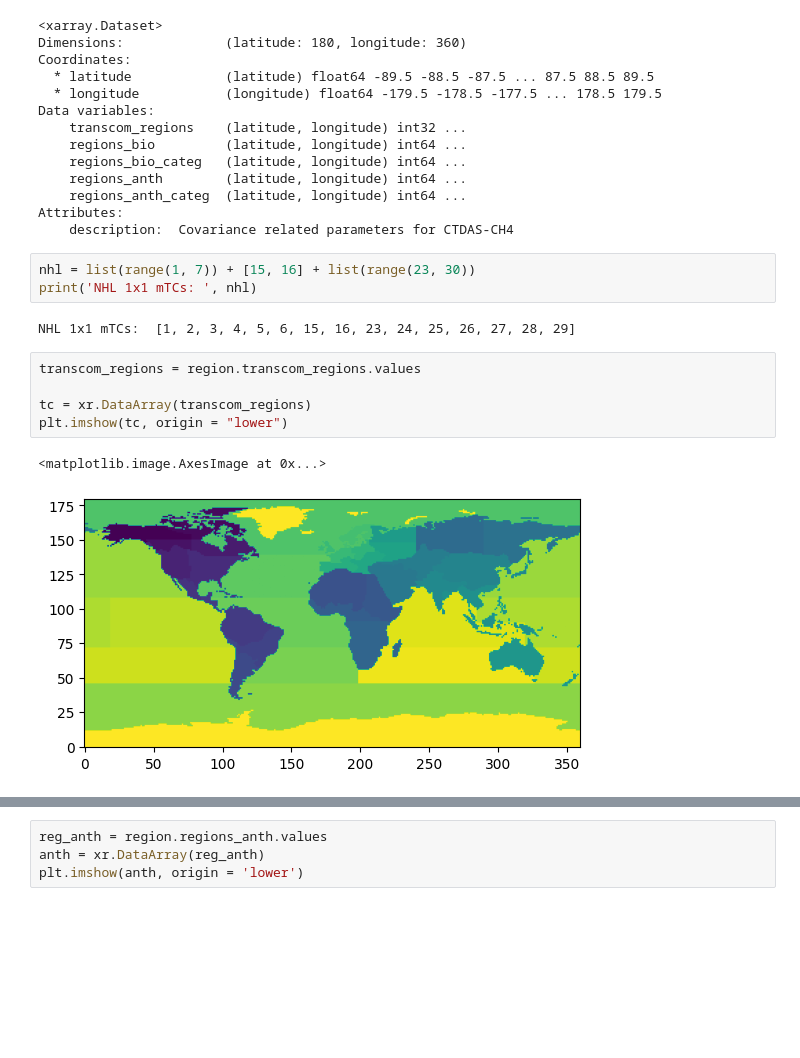
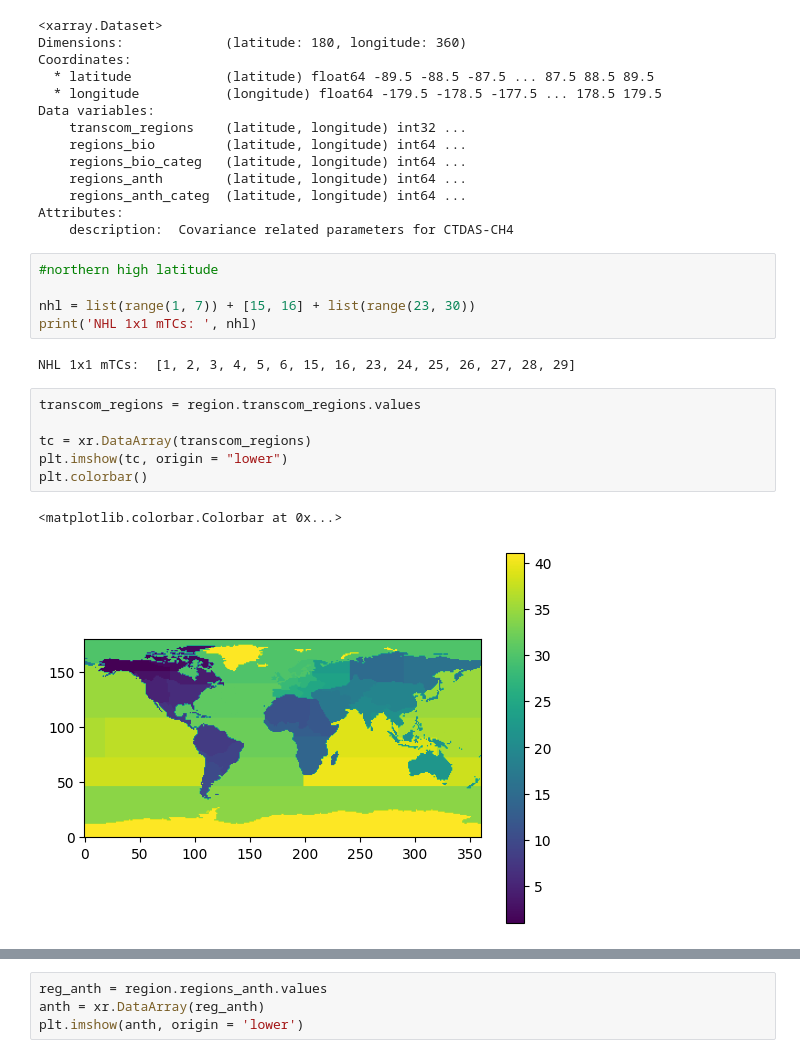
Before and after one commit to AkiTsuruta/MI-AIM, a Jupyter notebook: python/PriorCovCalc/prior_cov_test_suite.ipynb, the cells around one changed output, grey strips where cells are left out. Saved outputs shown, nothing was run; the diff lists cells and outputs as text; blank space fills up the shorter version.

```diff
--- a/python/PriorCovCalc/prior_cov_test_suite.ipynb
+++ b/python/PriorCovCalc/prior_cov_test_suite.ipynb
@@ -23,6 +23,8 @@ Data variables:
 Attributes:
     description:  Covariance related parameters for CTDAS-CH4
 # %%
+#northern high latitude
+
 nhl = list(range(1, 7)) + [15, 16] + list(range(23, 30))
 print('NHL 1x1 mTCs: ', nhl)
 # %% [output]
@@ -30,8 +32,9 @@ NHL 1x1 mTCs:  [1, 2, 3, 4, 5, 6, 15, 16, 23, 24, 25, 26, 27, 28, 29]
 # %%
 transcom_regions = region.transcom_regions.values
 
 tc = xr.DataArray(transcom_regions)
 plt.imshow(tc, origin = "lower")
+plt.colorbar()
 # %% [output]
-<matplotlib.image.AxesImage at 0x...>
+<matplotlib.colorbar.Colorbar at 0x...>
-[figure, old version]
+[figure, new version]
```
Also changed, not shown: parts of 5 cells of this notebook, 4 other files.
